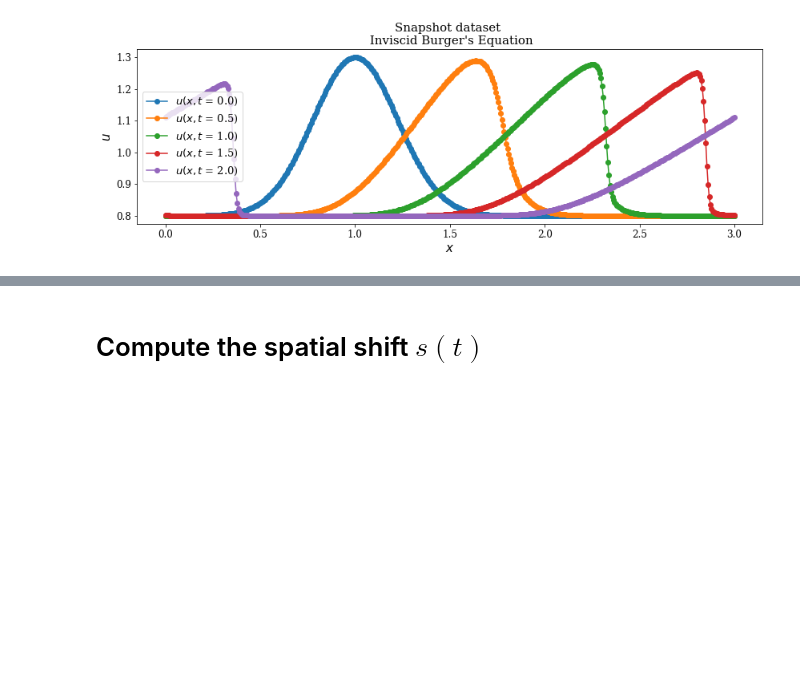
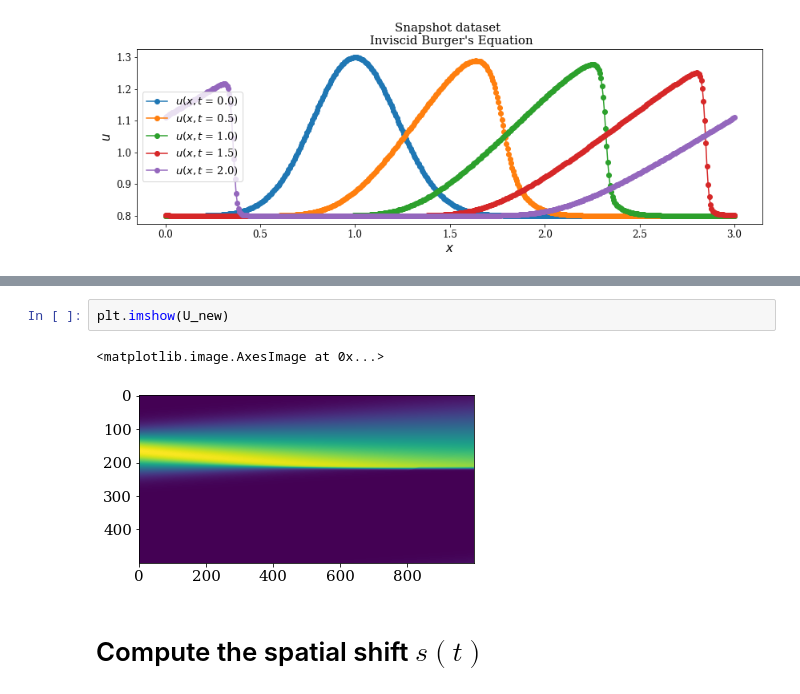
Before and after one commit to opaliss/Space-Weather-ROM, a Jupyter notebook: Burgers/ROM-New-Shift-Approach-Burgers-Eq-Quadratic-Form.ipynb, the cells around one changed output, grey strips where cells are left out. Cells and saved outputs as stored; diff of their text form; blank space fills up the shorter version.

```diff
--- a/Burgers/ROM-New-Shift-Approach-Burgers-Eq-Quadratic-Form.ipynb
+++ b/Burgers/ROM-New-Shift-Approach-Burgers-Eq-Quadratic-Form.ipynb
@@ -229,3 +230,8 @@ _ = ax.legend()
+# %%
+plt.imshow(U_new)
+# %% [output]
+<matplotlib.image.AxesImage at 0x...>
+[figure, added]
 # %% [markdown]
 # Compute the spatial shift $s(t)$
 # %%
```
Also changed, not shown: parts of 5 cells of this notebook, 16 other files.
